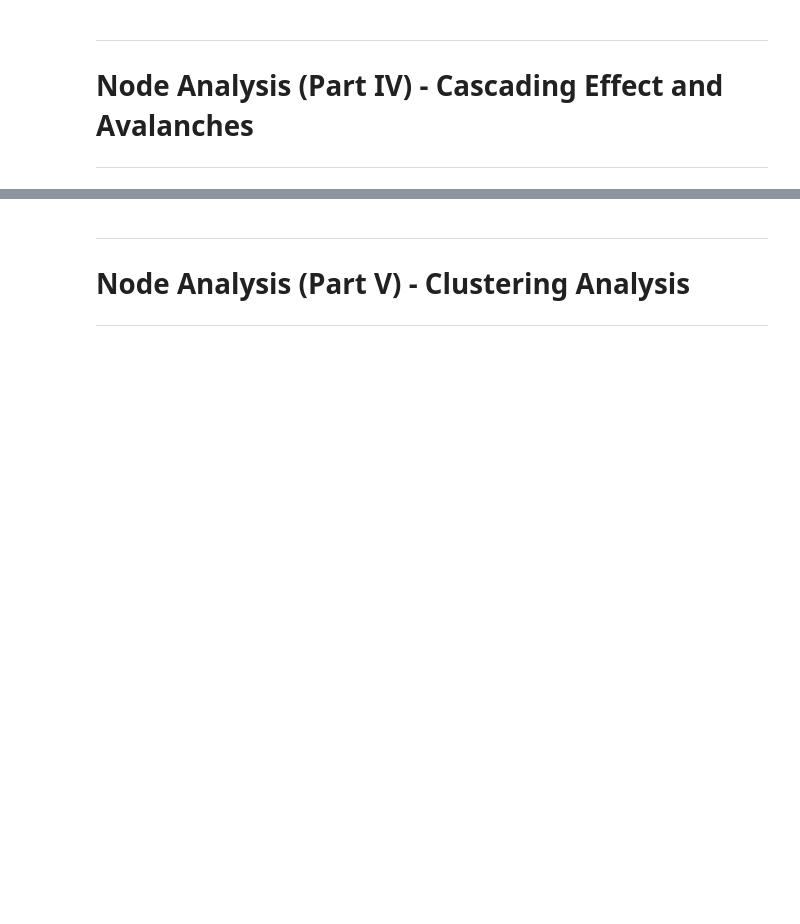
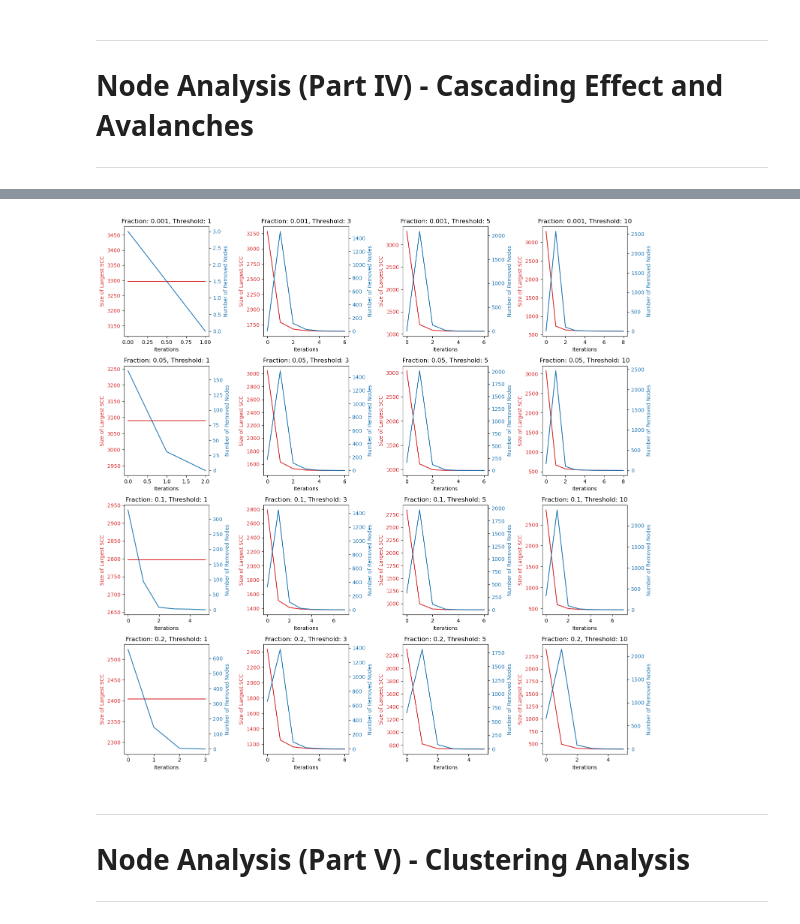
Before and after one commit to Vicente-Lorenzo/NetworkScience, a Jupyter notebook: project/research.ipynb, the cells around one changed output, grey strips where cells are left out. Cells and saved outputs as stored; diff of their text form; code cells hidden in the pictures; blank space fills up the shorter version.

```diff
--- a/project/research.ipynb
+++ b/project/research.ipynb
@@ -678,3 +709,50 @@ plt.show()
+# %%
+def cascade_failure(G, initial_fraction, threshold):
+    G_temp = G.copy()
+    initial_removed = random.sample(list(G_temp.nodes()), int(initial_fraction * G_temp.number_of_nodes()))
+    G_temp.remove_nodes_from(initial_removed)
+    nodes_removed = True
+    iterations = 0
+    scc_sizes = [len(max(nx.strongly_connected_components(G_temp), key=len))]
+    removed_nodes_counts = [len(initial_removed)]
+    while nodes_removed:
+        nodes_removed = False
+        nodes_to_remove = []
+        for node in G_temp.nodes():
+            if len(list(G_temp.neighbors(node))) < threshold:
+                nodes_to_remove.append(node)
+                nodes_removed = True
+        G_temp.remove_nodes_from(nodes_to_remove)
+        scc_sizes.append(len(max(nx.strongly_connected_components(G_temp), key=len)))
+        removed_nodes_counts.append(len(nodes_to_remove))
+        iterations += 1
+    return iterations, scc_sizes, removed_nodes_counts
+
+def run_simulations(G, initial_fractions, thresholds):
+    fig, axes = plt.subplots(len(initial_fractions), len(thresholds), figsize=(15, 15))
+    for i, initial_fraction in enumerate(initial_fractions):
+        for j, threshold in enumerate(thresholds):
+            _, scc_sizes, removed_nodes_counts = cascade_failure(G, initial_fraction, threshold)
+            ax = axes[i, j]
+            color = "tab:red"
+            ax.set_xlabel("Iterations")
+            ax.set_ylabel("Size of Largest SCC", color=color)
+            ax.plot(range(len(scc_sizes)), scc_sizes, color=color)
+            ax.tick_params(axis="y", labelcolor=color)
+            ax2 = ax.twinx()
+            color = "tab:blue"
+            ax2.set_ylabel("Number of Removed Nodes", color=color)
+            ax2.plot(range(len(removed_nodes_counts)), removed_nodes_counts, color=color)
+            ax2.tick_params(axis="y", labelcolor=color)
+            ax.set_title(f"Fraction: {initial_fraction}, Threshold: {threshold}")
+    plt.tight_layout()
+    plt.show()
+
+initial_fractions = [0.001, 0.05, 0.1, 0.2]
+thresholds = [1, 3, 5, 10]
+run_simulations(G, initial_fractions, thresholds)
+# %% [output]
+[figure, added]
 # %% [markdown]
 ---
 # Node Analysis (Part V) - Clustering Analysis
```
Also changed, not shown: parts of 32 cells of this notebook, 3 other files.
